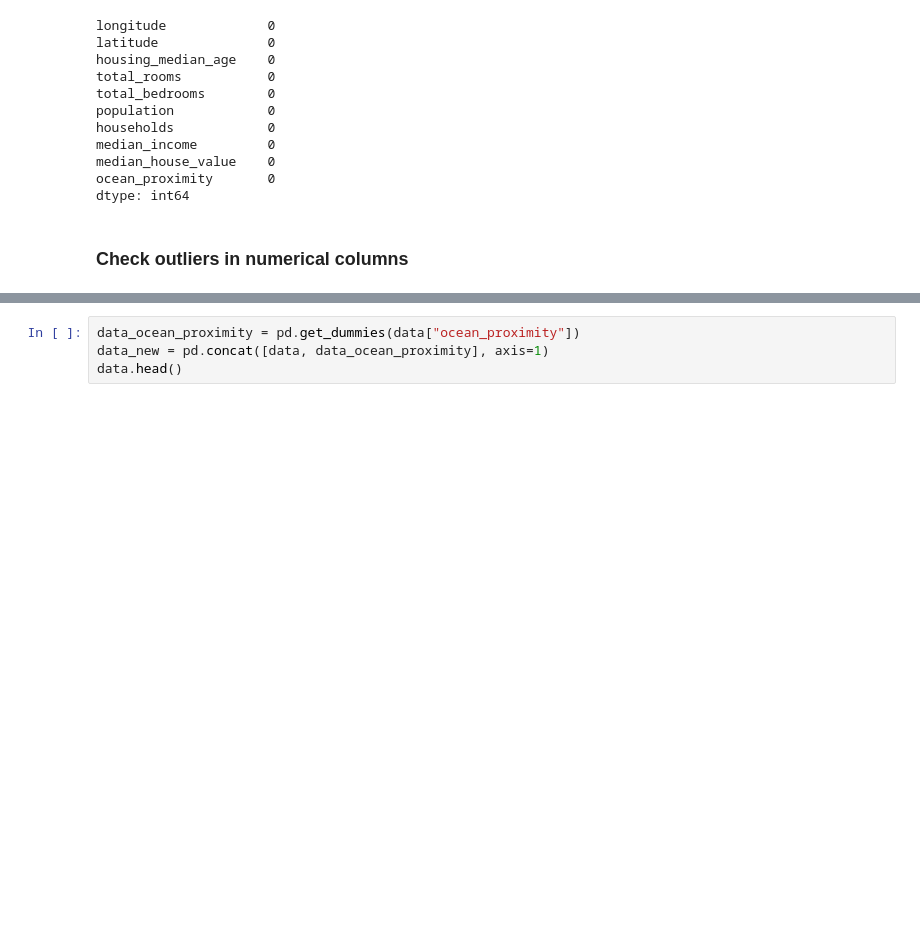
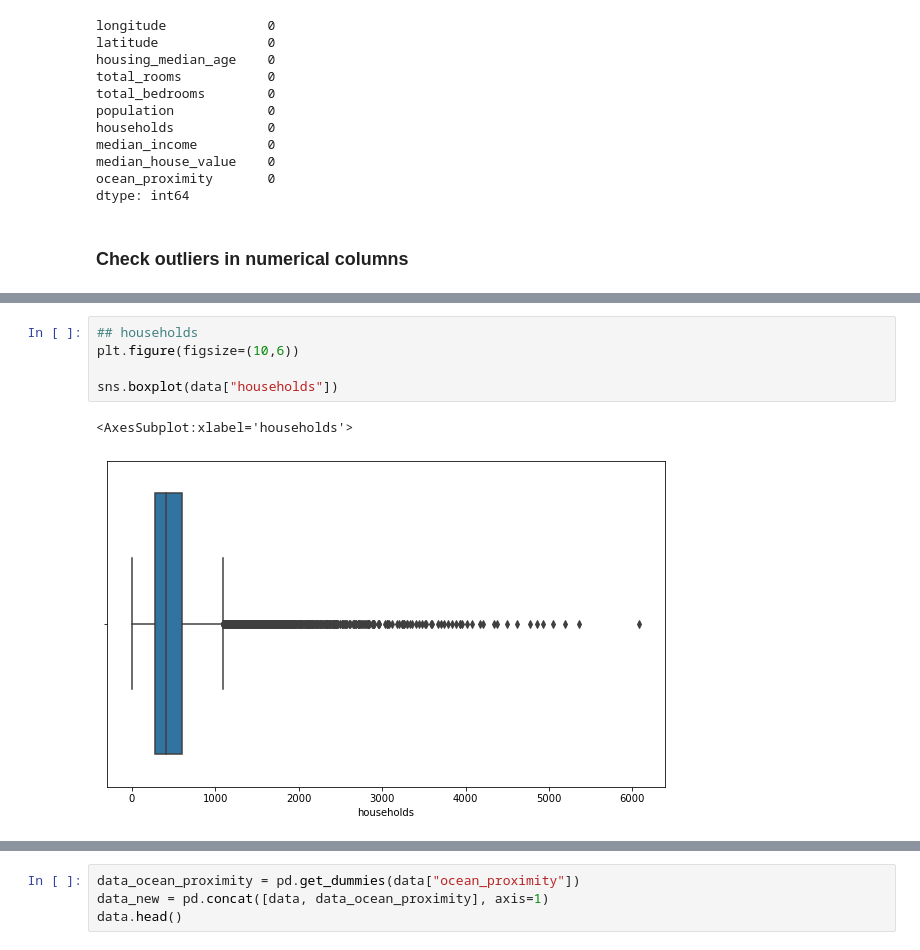
Before and after one commit to zeeshan-arif/California-Housing-Price, a Jupyter notebook: California_housing_price_prediction.ipynb, the cells around one changed output, grey strips where cells are left out. Saved outputs shown, nothing was run; the diff lists cells and outputs as text; blank space fills up the shorter version.

```diff
--- a/California_housing_price_prediction.ipynb
+++ b/California_housing_price_prediction.ipynb
@@ -239,0 +265,8 @@ sns.boxplot(data["housing_median_age"])
+# %%
+## households
+plt.figure(figsize=(10,6))
+
+sns.boxplot(data["households"])
+# %% [output]
+<AxesSubplot:xlabel='households'>
+[figure, added]
```
Also changed, not shown: parts of 6 cells of this notebook.
